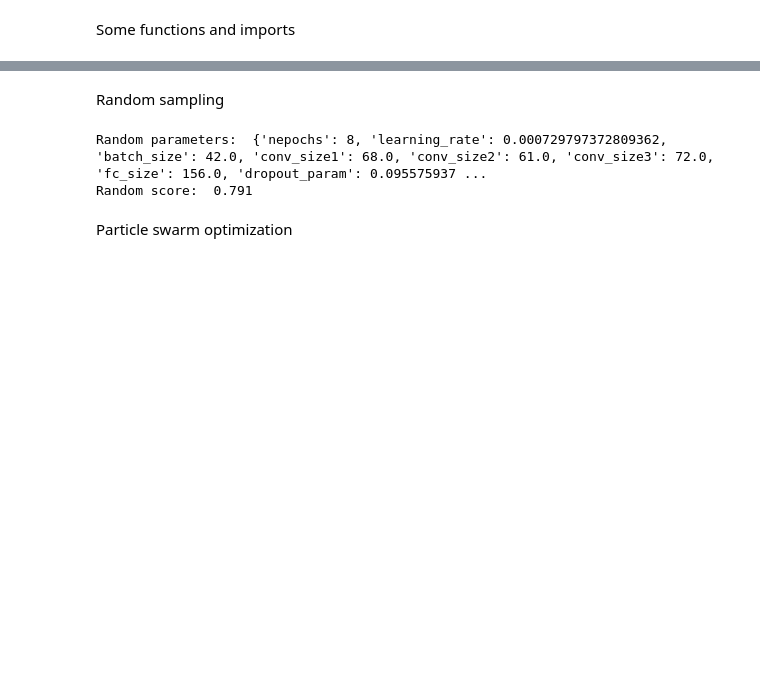
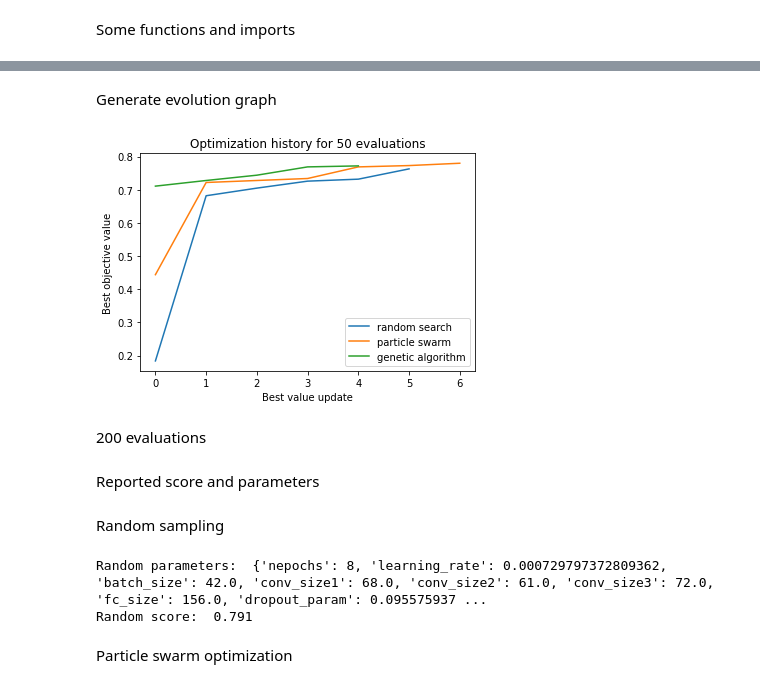
Before and after one commit to remzawi/aa222_project, a Jupyter notebook: CompareResults.ipynb, the cells around one changed output, grey strips where cells are left out. Drawn from its saved outputs; the diff is of its cells as text; code cells hidden in the pictures; blank space fills up the shorter version.

```diff
--- a/CompareResults.ipynb
+++ b/CompareResults.ipynb
@@ -17,3 +162,25 @@ def load_obj(name ):
+# %% [markdown]
+Generate evolution graph
+# %%
+rd_history=load_obj('RandHistory50')
+ps_history=load_obj('PSHistory50')
+ga_history=load_obj('GAHistory50')
+
+plt.figure()
+plt.title('Optimization history for 50 evaluations')
+plt.plot(np.arange(len(rd_history)),rd_history)
+plt.plot(np.arange(len(ps_history)),ps_history)
+plt.plot(np.arange(len(ga_history)),ga_history)
+plt.xlabel('Best value update')
+plt.ylabel('Best objective value')
+plt.legend(['random search','particle swarm','genetic algorithm'])
+plt.savefig('History_50.pdf')
+# %% [output]
+[figure, added]
+# %% [markdown]
+200 evaluations
+# %% [markdown]
+Reported score and parameters
 # %% [markdown]
 Random sampling
 # %%
```
Also changed, not shown: parts of 35 cells of this notebook, 17 other files.
